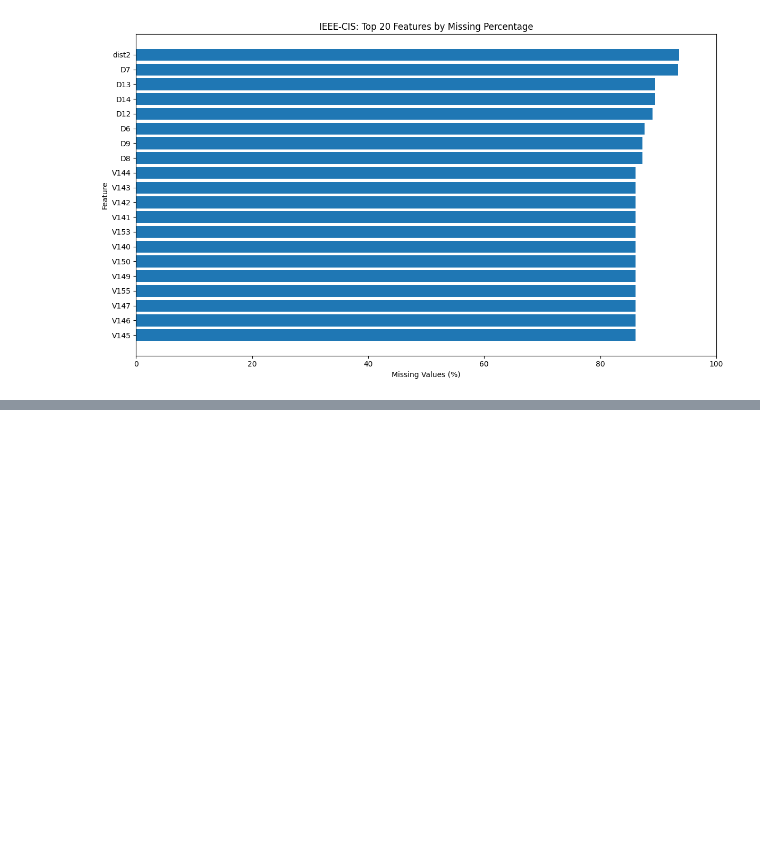
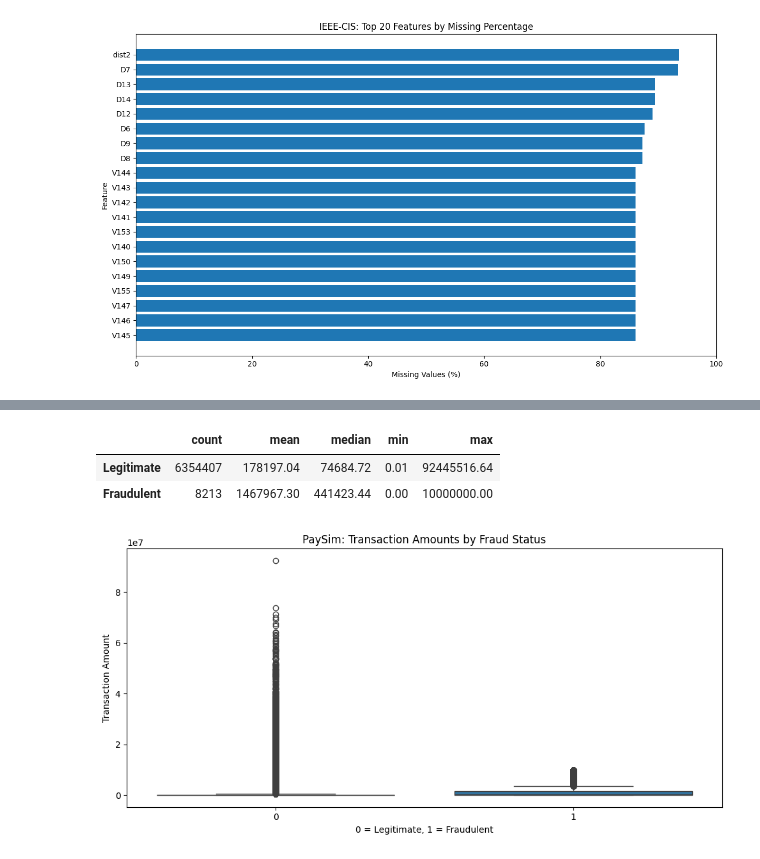
Before and after one commit to chawlaniharika23/Fraud_Detection_Research, a Jupyter notebook: notebooks/01_data_exploration.ipynb, the cells around one changed output, grey strips where cells are left out. Drawn from its saved outputs; the diff is of its cells as text; code cells hidden in the pictures; blank space fills up the shorter version.

```diff
--- a/notebooks/01_data_exploration.ipynb
+++ b/notebooks/01_data_exploration.ipynb
@@ -379,0 +426,29 @@ plt.show()
+# %%
+# Compare transaction amounts by fraud status
+amount_summary = paysim_df.groupby("isFraud")["amount"].agg(
+    ["count", "mean", "median", "min", "max"]
+)
+
+amount_summary.index = ["Legitimate", "Fraudulent"]
+
+display(amount_summary.round(2))
+# %% [output]
+|  | count | mean | median | min | max |
+| Legitimate | 6354407 | 178197.04 | 74684.72 | 0.01 | 92445516.64 |
+| Fraudulent | 8213 | 1467967.30 | 441423.44 | 0.00 | 10000000.00 |
+# %%
+plt.figure(figsize=(10, 5))
+
+sns.boxplot(
+    data=paysim_df,
+    x="isFraud",
+    y="amount"
+)
+
+plt.title("PaySim: Transaction Amounts by Fraud Status")
+plt.xlabel("0 = Legitimate, 1 = Fraudulent")
+plt.ylabel("Transaction Amount")
+plt.tight_layout()
+plt.show()
+# %% [output]
+[figure, added]
```
Also changed, not shown: parts of 10 cells of this notebook.
